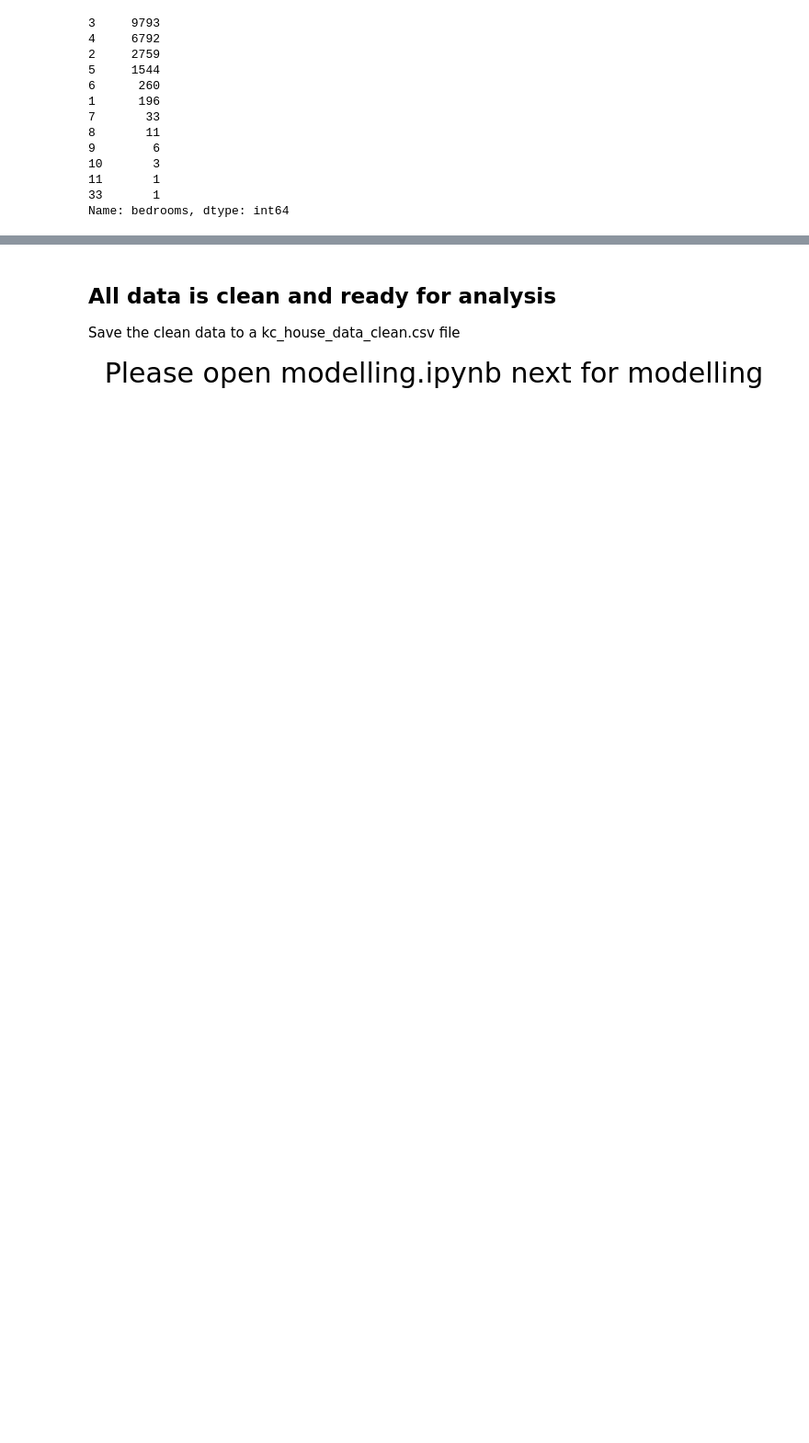
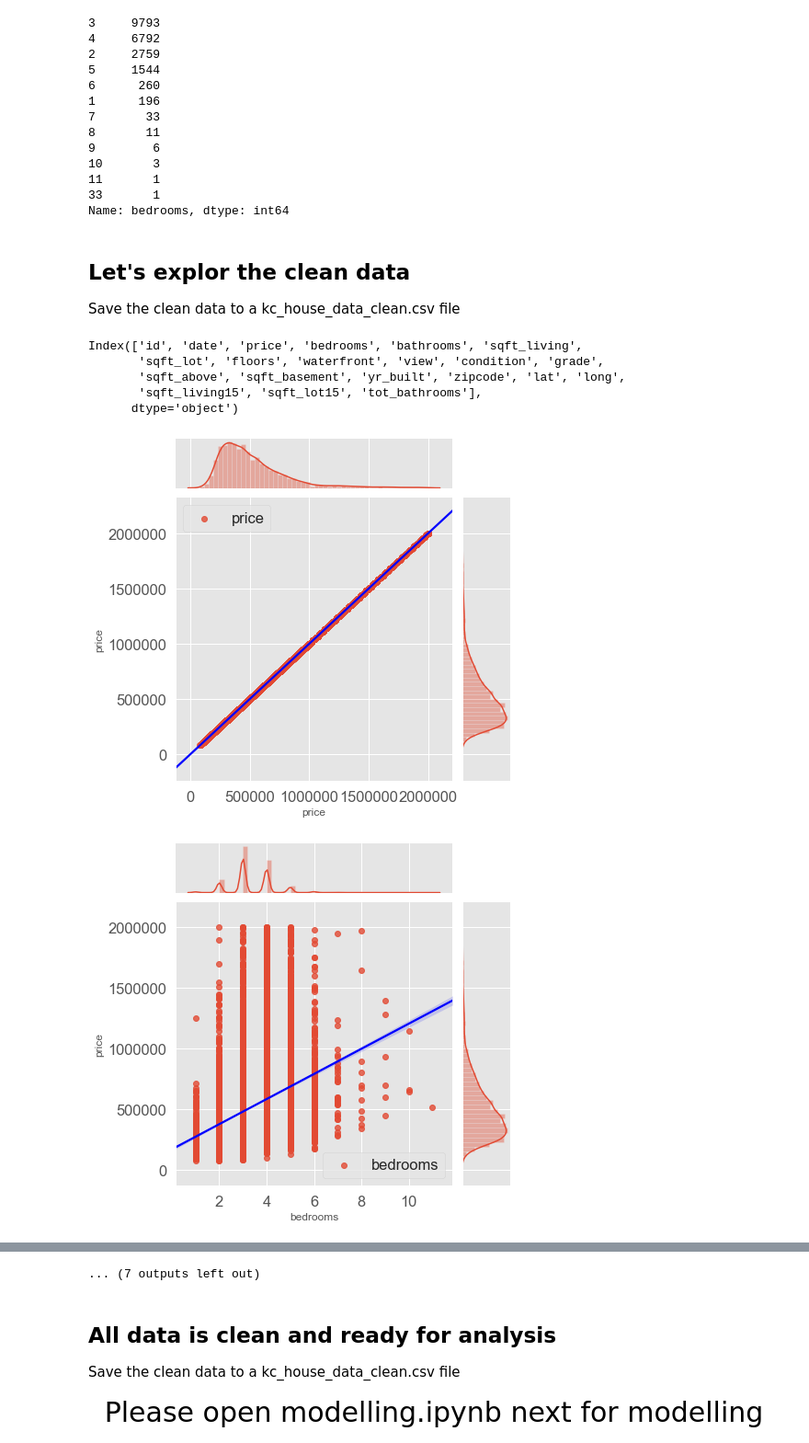
Before and after one commit to GitHub-ccd/Housing_price_regression_model_MOD_2, a Jupyter notebook: student.ipynb, the cells around one changed output, grey strips where cells are left out. Shown at 92% size. Saved outputs shown, nothing was run; the diff lists cells and outputs as text; code cells hidden in the pictures; blank space fills up the shorter version.

```diff
--- a/student.ipynb
+++ b/student.ipynb
@@ -473,3 +519,32 @@ Name: bedrooms, dtype: int64
 # %%
 # clearly 33 bedrooms is an outlier
 df = df[df.bedrooms < 33]
+# %% [markdown]
+## Let's explor the clean data
+Save the clean data to a kc_house_data_clean.csv file
+# %%
+df.columns
+# %% [output]
+Index(['id', 'date', 'price', 'bedrooms', 'bathrooms', 'sqft_living',
+       'sqft_lot', 'floors', 'waterfront', 'view', 'condition', 'grade',
+       'sqft_above', 'sqft_basement', 'yr_built', 'zipcode', 'lat', 'long',
+       'sqft_living15', 'sqft_lot15', 'tot_bathrooms'],
+      dtype='object')
+# %%
+tmp_df=df.drop(['id', 'date'], axis=1)
+headers=tmp_df.columns
+
+#once again just iterating through our list of columns so that we get each separate plot
+for column in headers:
+    sns.jointplot(x=column, y="price",
+                  data=tmp_df, #
+                  kind='reg',
+                  label=column,
+                  joint_kws={'line_kws':{'color':'blue'}}) #stylistic choices
+
+    plt.legend() #including a legend for our plots
+
+    plt.show()
+# %% [output]
+[figure, added]
+[figure, added]
@@ -476,3 +561,4 @@ df = df[df.bedrooms < 33]
+... (7 outputs left out)
 # %% [markdown]
 ## All data is clean and ready for analysis
 Save the clean data to a kc_house_data_clean.csv file
```
Also changed, not shown: parts of 16 cells of this notebook, 32 other files.
